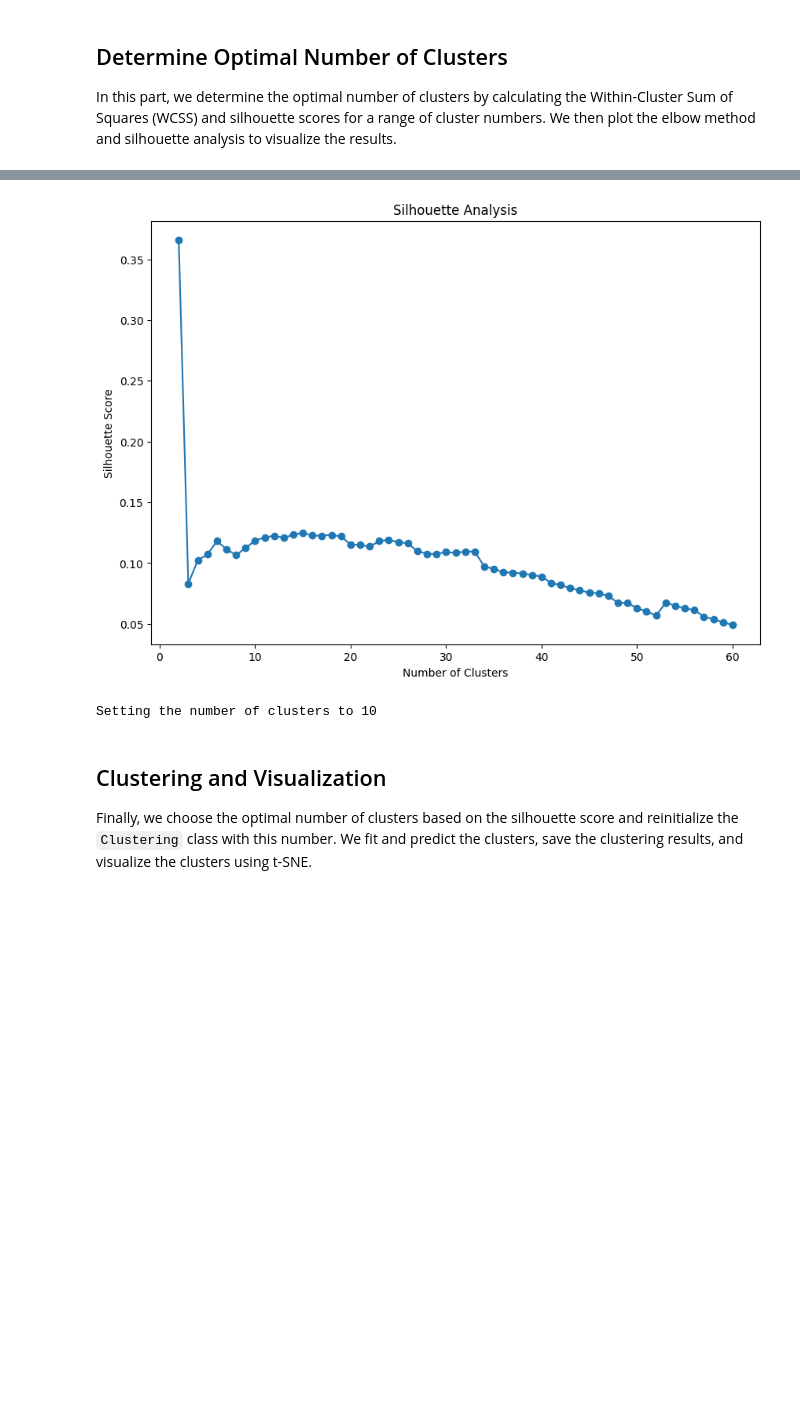
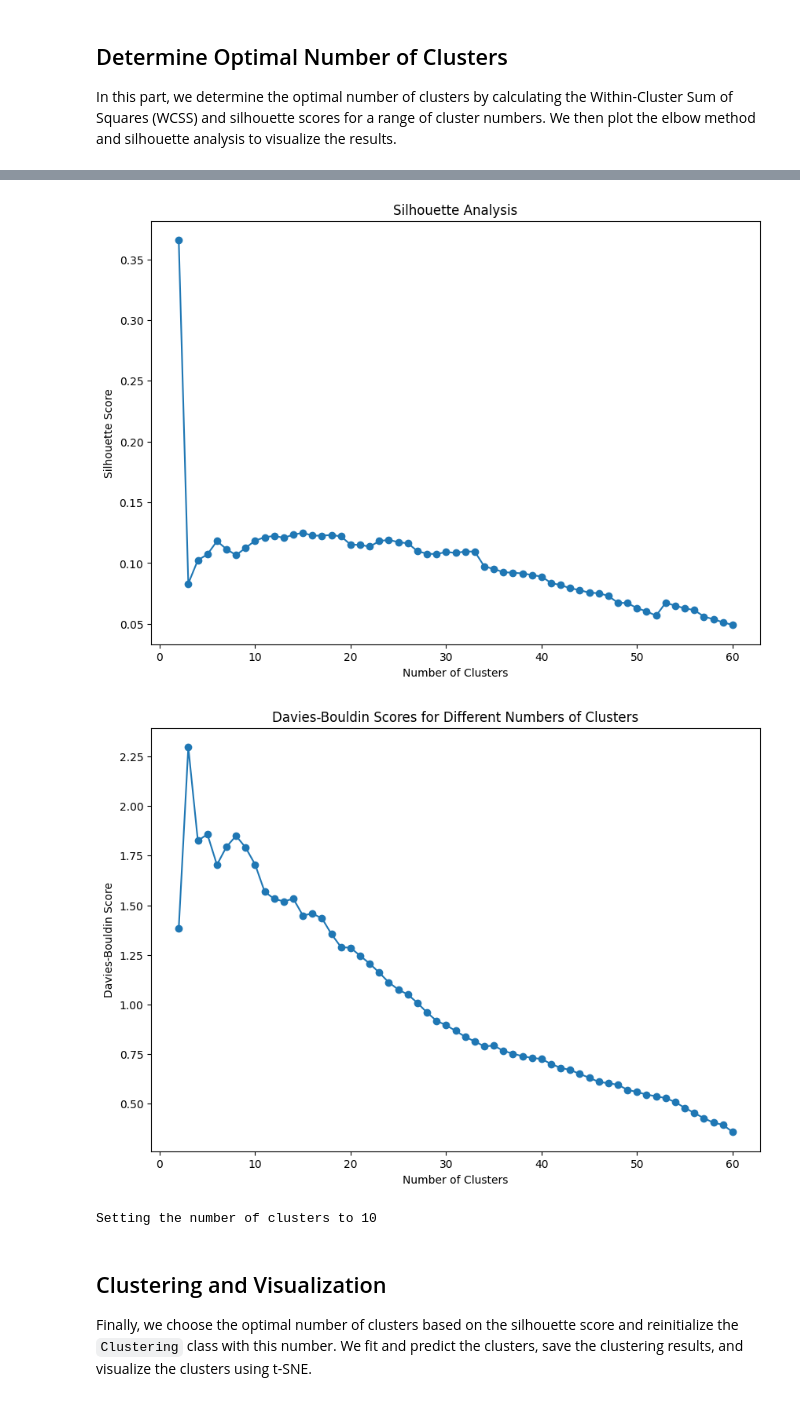
Before and after one commit to wuzikang961215/ResearchPaperClustering, a Jupyter notebook: ResearchPaperClustering.ipynb, the cells around one changed output, grey strips where cells are left out. Drawn from its saved outputs; the diff is of its cells as text; code cells hidden in the pictures; blank space fills up the shorter version.

Commit message:
davies bouldin

```diff
--- a/ResearchPaperClustering.ipynb
+++ b/ResearchPaperClustering.ipynb
@@ -148,34 +148,43 @@ In this part, we determine the optimal number of clusters by calculating the Wit
 # Initialize clustering
 # clustering = Clustering(vectorizer_type='tfidf')
 # clustering = Clustering(vectorizer_type='spacy_word2vec')
 # clustering = Clustering(vectorizer_type='bert')
 
 # Test Agglomerative Hierarchical Clustering
 clustering = Clustering(n_clusters=9, vectorizer_type='spacy_word2vec', algorithm='hierarchical')
 # Test DBSCAN
 # clustering = Clustering(vectorizer_type='spacy_word2vec', algorithm='dbscan')
 # # Test Spectral Clustering
 # clustering = Clustering(n_clusters=9, vectorizer_type='spacy_word2vec', algorithm='spectral')
 # # Test Gaussian Mixture Models
 # clustering = Clustering(n_clusters=9, vectorizer_type='spacy_word2vec', algorithm='gmm')
 
 # Determine the optimal number of clusters
 max_clusters = 60  # Test up to 20 clusters
-wcss, silhouette_scores = clustering.determine_optimal_clusters(abstracts, max_clusters=max_clusters)
+wcss, silhouette_scores, davies_bouldin_scores = clustering.determine_optimal_clusters(abstracts, max_clusters=max_clusters)
 
 # Plot elbow method using Evaluation class
 Evaluation.plot_elbow_method(wcss)
 
 # Plot silhouette analysis using Evaluation class
 Evaluation.plot_silhouette_analysis(silhouette_scores)
 
+# Plot Davies-Bouldin scores
+plt.figure(figsize=(10, 7))
+plt.plot(range(2, max_clusters + 1), davies_bouldin_scores, marker='o')
+plt.title('Davies-Bouldin Scores for Different Numbers of Clusters')
+plt.xlabel('Number of Clusters')
+plt.ylabel('Davies-Bouldin Score')
+plt.show()
+
 # Choose the optimal number of clusters based on silhouette score
 # optimal_clusters = silhouette_scores.index(max(silhouette_scores)) + 2
 optimal_clusters = 10
 print(f"Setting the number of clusters to {optimal_clusters}")
 # %% [output]
 [figure]
 [figure]
+[figure, added]
 Setting the number of clusters to 10
 # %% [markdown]
 ## Clustering and Visualization
```
Also changed, not shown: 1 other file.
